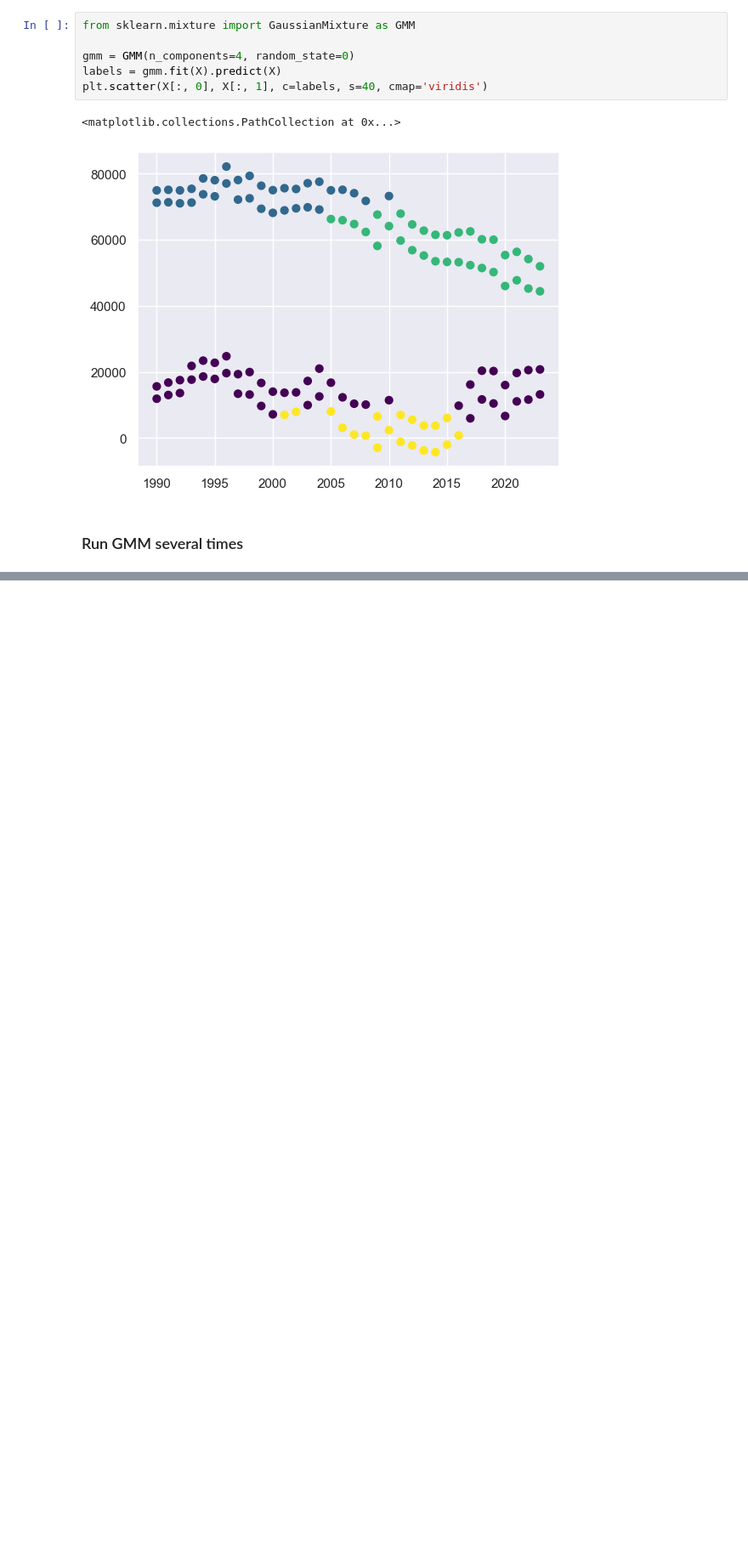
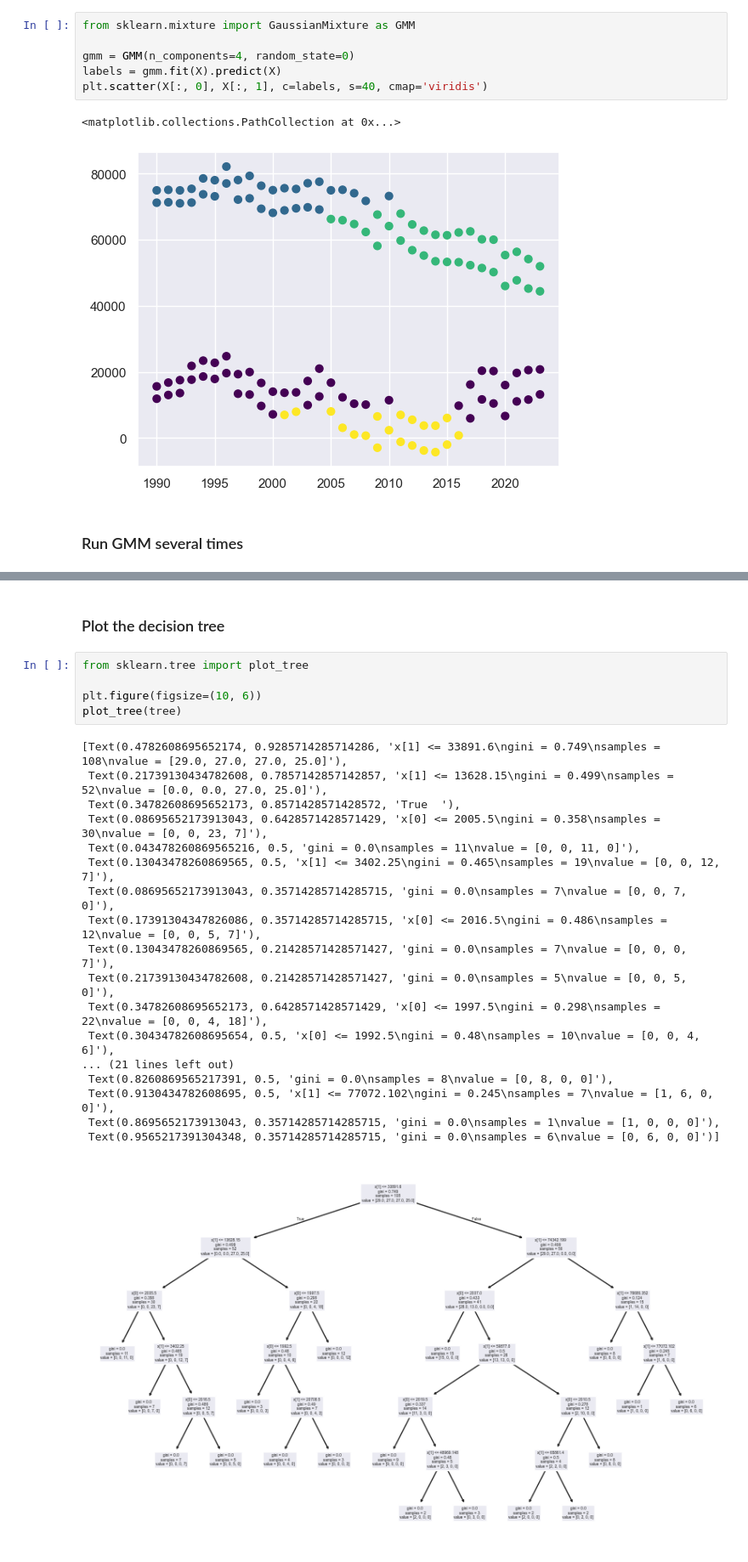
Before and after one commit to clementpickel/DSP_Assignement, a Jupyter notebook: Assignement2/Assignement2_group4.ipynb, the cells around one changed output, grey strips where cells are left out. Shown at 85% size. Saved outputs shown, nothing was run; the diff lists cells and outputs as text; blank space fills up the shorter version.

```diff
--- a/Assignement2/Assignement2_group4.ipynb
+++ b/Assignement2/Assignement2_group4.ipynb
@@ -203,0 +274,26 @@ plt.scatter(X[:, 0], X[:, 1], c=labels, s=40, cmap='viridis')
+# %% [markdown]
+### Plot the decision tree
+# %%
+from sklearn.tree import plot_tree
+
+plt.figure(figsize=(10, 6))
+plot_tree(tree)
+# %% [output]
+[Text(0.4782608695652174, 0.9285714285714286, 'x[1] <= 33891.6\ngini = 0.749\nsamples = 108\nvalue = [29.0, 27.0, 27.0, 25.0]'),
+ Text(0.21739130434782608, 0.7857142857142857, 'x[1] <= 13628.15\ngini = 0.499\nsamples = 52\nvalue = [0.0, 0.0, 27.0, 25.0]'),
+ Text(0.34782608695652173, 0.8571428571428572, 'True  '),
+ Text(0.08695652173913043, 0.6428571428571429, 'x[0] <= 2005.5\ngini = 0.358\nsamples = 30\nvalue = [0, 0, 23, 7]'),
+ Text(0.043478260869565216, 0.5, 'gini = 0.0\nsamples = 11\nvalue = [0, 0, 11, 0]'),
+ Text(0.13043478260869565, 0.5, 'x[1] <= 3402.25\ngini = 0.465\nsamples = 19\nvalue = [0, 0, 12, 7]'),
+ Text(0.08695652173913043, 0.35714285714285715, 'gini = 0.0\nsamples = 7\nvalue = [0, 0, 7, 0]'),
+ Text(0.17391304347826086, 0.35714285714285715, 'x[0] <= 2016.5\ngini = 0.486\nsamples = 12\nvalue = [0, 0, 5, 7]'),
+ Text(0.13043478260869565, 0.21428571428571427, 'gini = 0.0\nsamples = 7\nvalue = [0, 0, 0, 7]'),
+ Text(0.21739130434782608, 0.21428571428571427, 'gini = 0.0\nsamples = 5\nvalue = [0, 0, 5, 0]'),
+ Text(0.34782608695652173, 0.6428571428571429, 'x[0] <= 1997.5\ngini = 0.298\nsamples = 22\nvalue = [0, 0, 4, 18]'),
+ Text(0.30434782608695654, 0.5, 'x[0] <= 1992.5\ngini = 0.48\nsamples = 10\nvalue = [0, 0, 4, 6]'),
+... (21 lines left out)
+ Text(0.8260869565217391, 0.5, 'gini = 0.0\nsamples = 8\nvalue = [0, 8, 0, 0]'),
+ Text(0.9130434782608695, 0.5, 'x[1] <= 77072.102\ngini = 0.245\nsamples = 7\nvalue = [1, 6, 0, 0]'),
+ Text(0.8695652173913043, 0.35714285714285715, 'gini = 0.0\nsamples = 1\nvalue = [1, 0, 0, 0]'),
+ Text(0.9565217391304348, 0.35714285714285715, 'gini = 0.0\nsamples = 6\nvalue = [0, 6, 0, 0]')]
+[figure, added]
```
Also changed, not shown: parts of 14 cells of this notebook.
